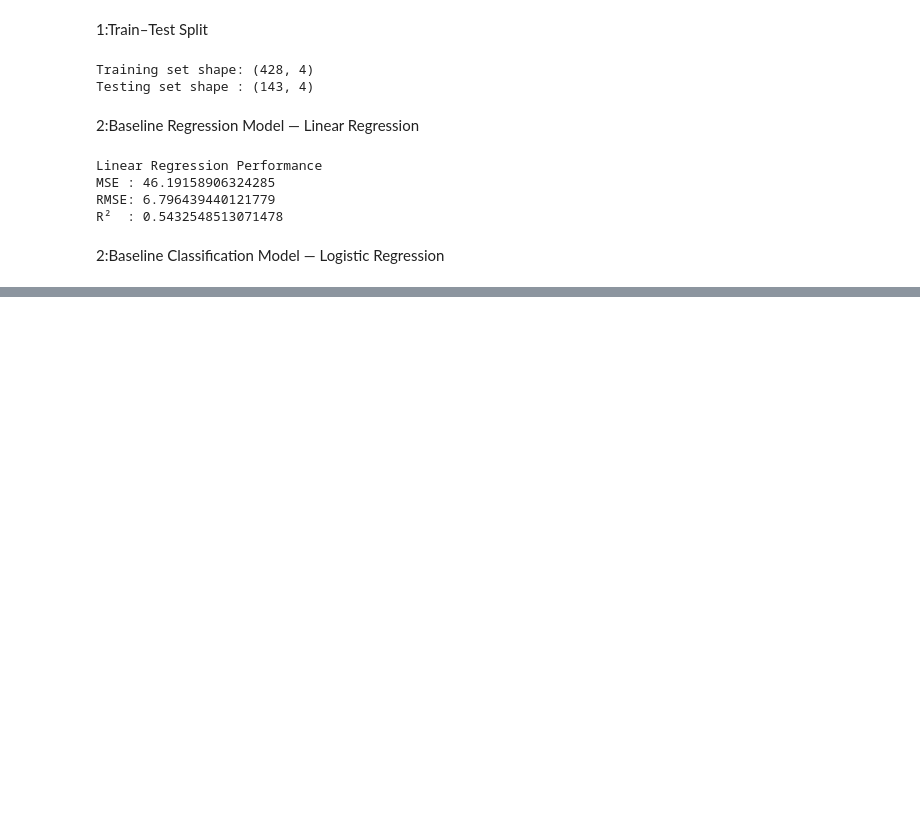
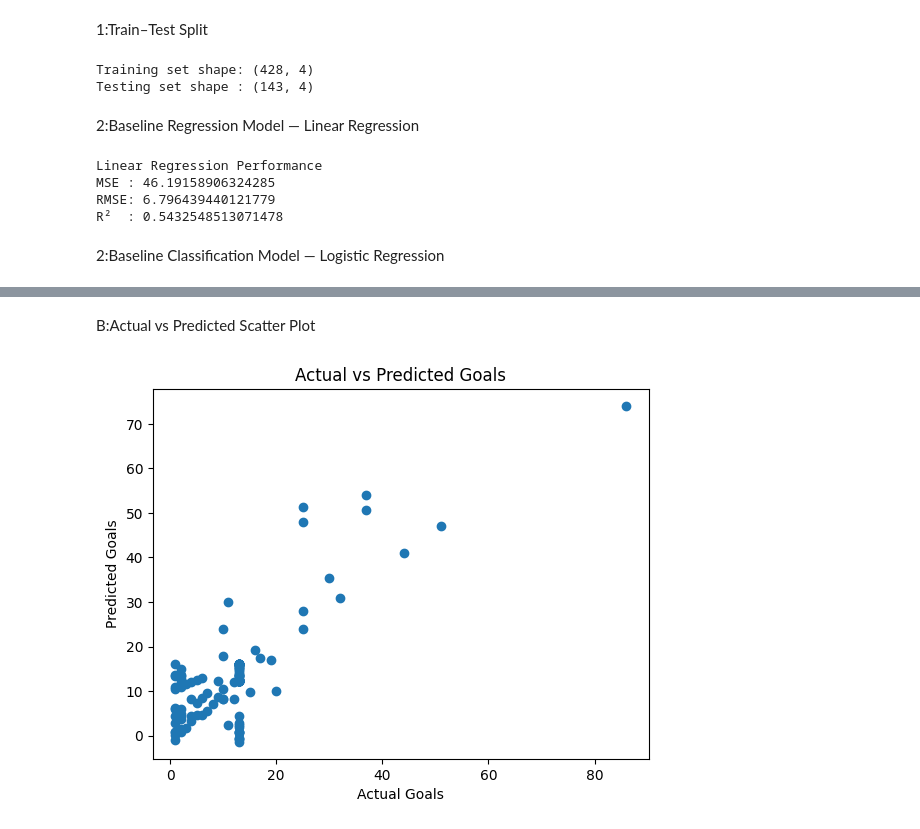
Before and after one commit to springboardmentor1979b-cmyk/ScoreSight---Predicting-EPL-Points-Tally-Top-Scorer, a Jupyter notebook: Hamna_T_EPLprediction.ipynb, the cells around one changed output, grey strips where cells are left out. Saved outputs shown, nothing was run; the diff lists cells and outputs as text; code cells hidden in the pictures; blank space fills up the shorter version.

```diff
--- a/Hamna_T_EPLprediction.ipynb
+++ b/Hamna_T_EPLprediction.ipynb
@@ -589,0 +740,10 @@ Name: count, dtype: int64
+# %% [markdown]
+B:Actual vs Predicted Scatter Plot
+# %%
+plt.scatter(y_test, y_pred)
+plt.xlabel("Actual Goals")
+plt.ylabel("Predicted Goals")
+plt.title("Actual vs Predicted Goals")
+plt.show()
+# %% [output]
+[figure, added]
```
Also changed, not shown: parts of 20 cells of this notebook.
